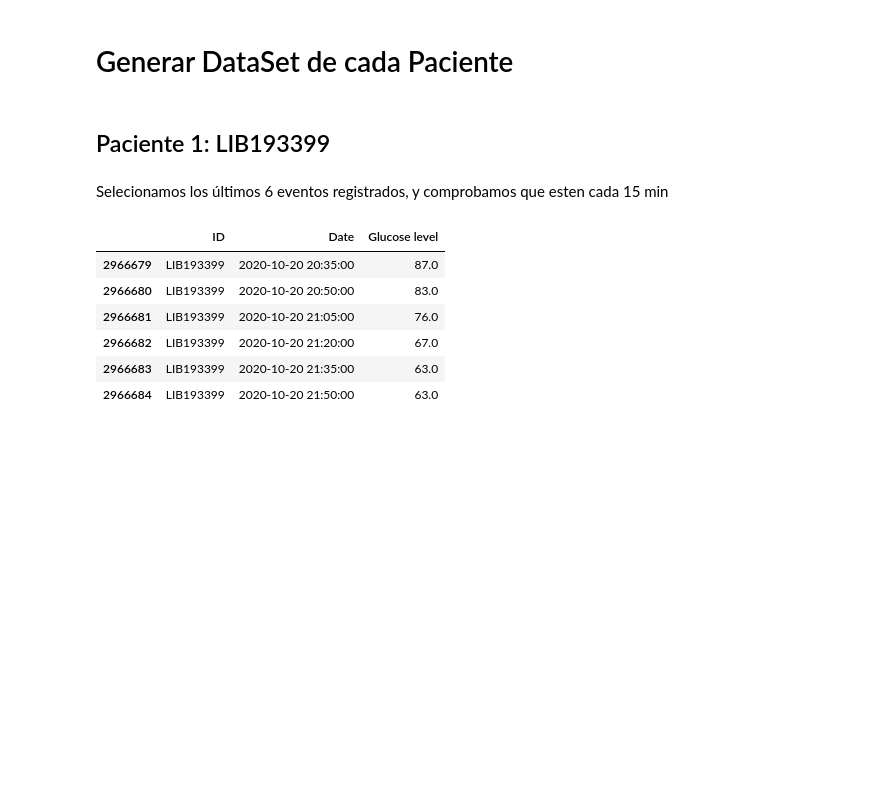
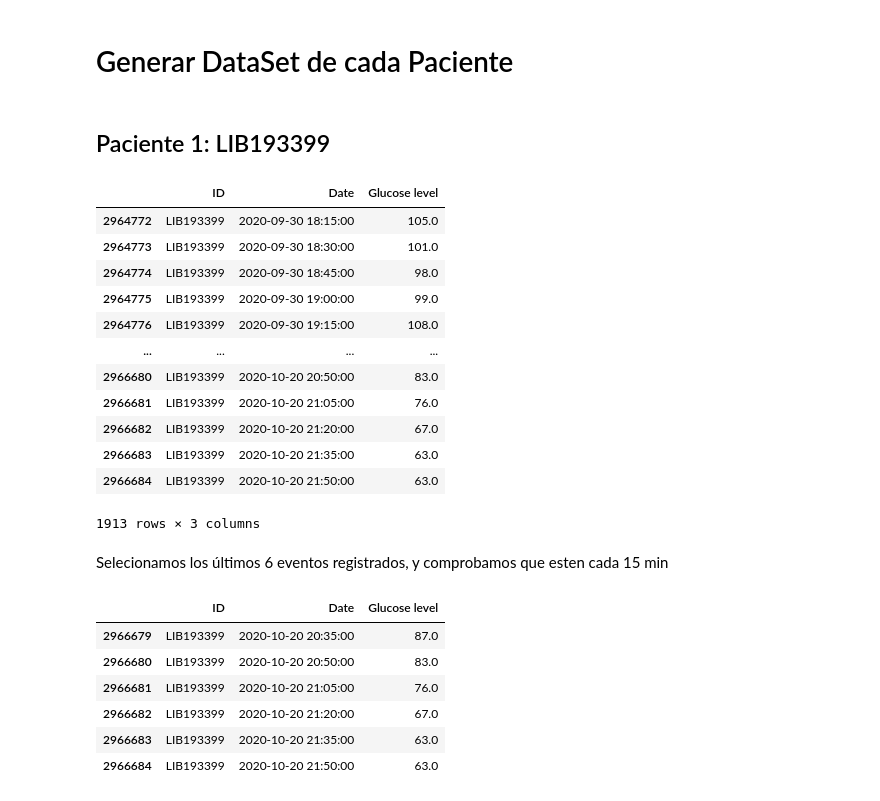
Before and after one commit to wmhr28/tfm-forecasting-glucose, a Jupyter notebook: 4.b Segmentación datos de pacientes para evaluación.ipynb, the cells around one changed output. Saved outputs shown, nothing was run; the diff lists cells and outputs as text; code cells hidden in the pictures; blank space fills up the shorter version.

```diff
--- a/4.b Segmentación datos de pacientes para evaluación.ipynb
+++ b/4.b Segmentación datos de pacientes para evaluación.ipynb
@@ -89,6 +89,22 @@ scalerLevelId = load(open('dataset/generado/scalerLevelId.scaler', 'rb'))
 # %%
 ID_Paciente='LIB193399'
 dfpaciente=df_Inicial[df_Inicial['ID'] == ID_Paciente]
+# %%
+dfpaciente
+# %% [output]
+|  | ID | Date | Glucose level |
+| 2964772 | LIB193399 | 2020-09-30 18:15:00 | 105.0 |
+| 2964773 | LIB193399 | 2020-09-30 18:30:00 | 101.0 |
+| 2964774 | LIB193399 | 2020-09-30 18:45:00 | 98.0 |
+| 2964775 | LIB193399 | 2020-09-30 19:00:00 | 99.0 |
+| 2964776 | LIB193399 | 2020-09-30 19:15:00 | 108.0 |
+| ... | ... | ... | ... |
+| 2966680 | LIB193399 | 2020-10-20 20:50:00 | 83.0 |
+| 2966681 | LIB193399 | 2020-10-20 21:05:00 | 76.0 |
+| 2966682 | LIB193399 | 2020-10-20 21:20:00 | 67.0 |
+| 2966683 | LIB193399 | 2020-10-20 21:35:00 | 63.0 |
+| 2966684 | LIB193399 | 2020-10-20 21:50:00 | 63.0 |
+1913 rows × 3 columns
 # %% [markdown]
 Selecionamos los últimos 6 eventos registrados, y comprobamos que esten cada 15 min
 # %%
```
Also changed, not shown: parts of 1 cell of this notebook.
